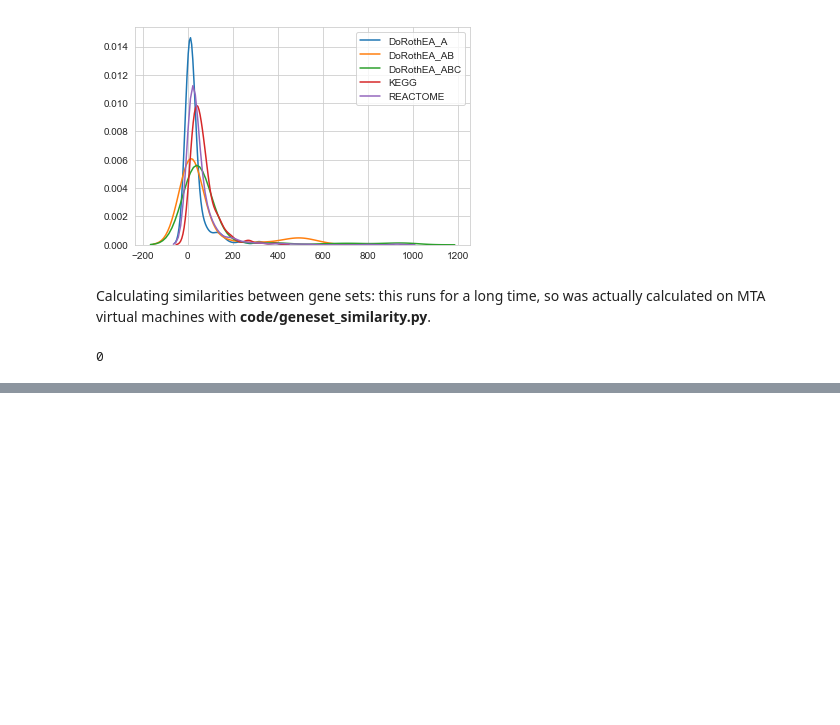
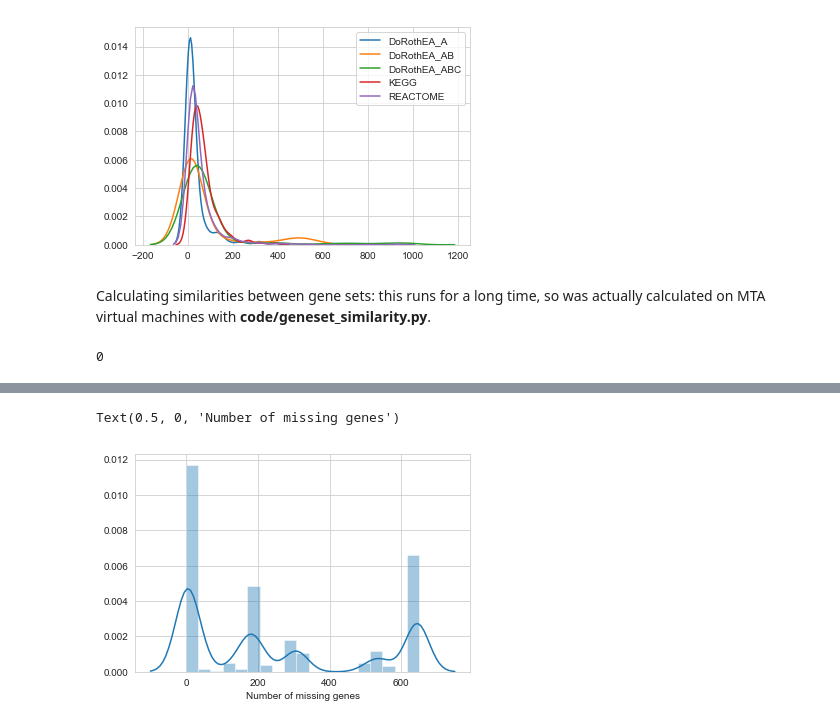
Before and after one commit to bence-szalai/why-pathway-methods-work, a Jupyter notebook: notebooks/analysis_pipeline.ipynb, the cells around one changed output, grey strips where cells are left out. Drawn from its saved outputs; the diff is of its cells as text; code cells hidden in the pictures; blank space fills up the shorter version.

Commit message:
benchmark data preprocess

```diff
--- a/notebooks/analysis_pipeline.ipynb
+++ b/notebooks/analysis_pipeline.ipynb
@@ -77,0 +88,13 @@ call(['Rscript','../code/make_viper_regulon.R'])
+# %%
+#PROGENY prepocess
+zscores=pd.read_csv('../data/progeny/zscores_14PW_PROGENy.csv',sep=',',header=0,index_col=0)
+indexes=pd.read_csv('../data/progeny/index_14PW_PROGENy.csv',sep=',',header=0,index_col=0)
+indexes.index=indexes['id']
+del indexes['id']
+# %%
+#removing NAs
+sns.distplot(zscores.isna().sum(1))
+plt.xlabel('Number of missing genes')
+# %% [output]
+Text(0.5, 0, 'Number of missing genes')
+[figure, added]
```
Also changed, not shown: parts of 17 cells of this notebook, 1 other file.
